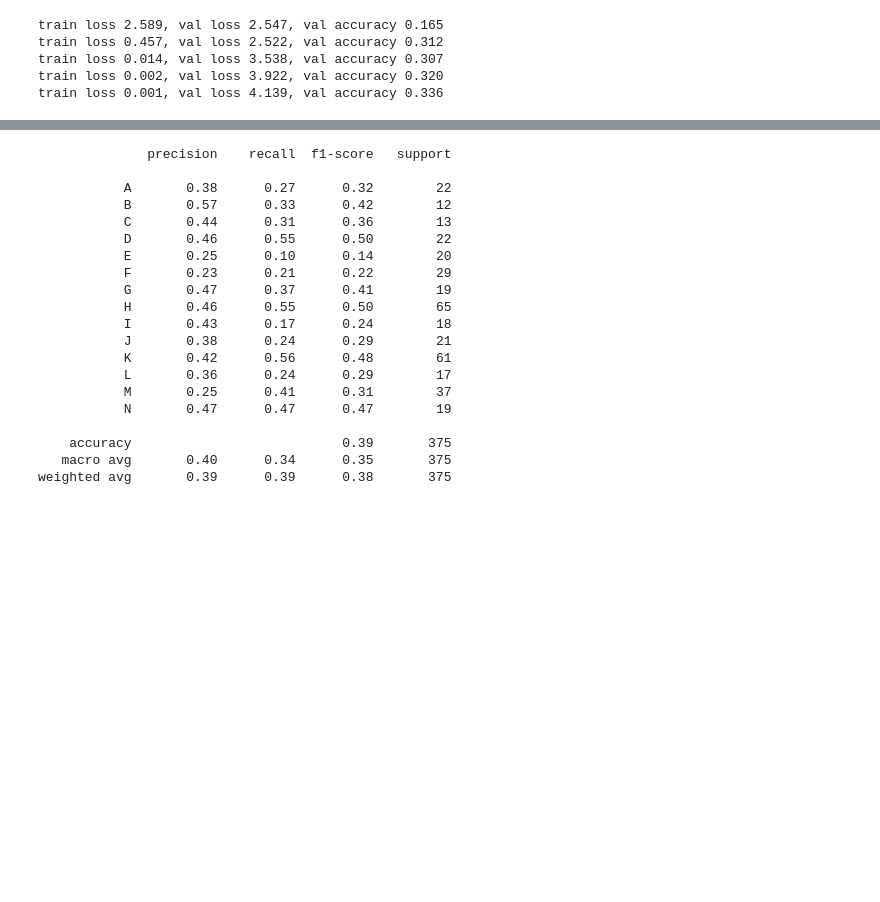
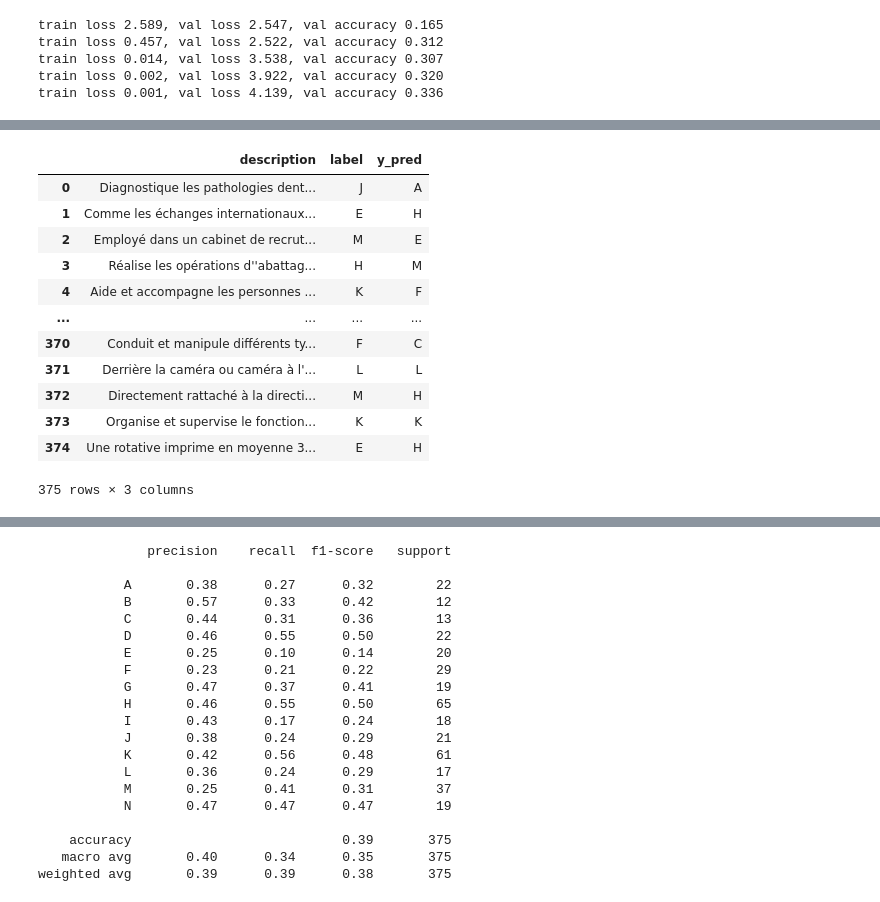
Before and after one commit to ARKEnsae/JobDomainPrediction_NLP, a Jupyter notebook: Prévision_catégorie_métier_ROME.ipynb, the cells around one changed output, grey strips where cells are left out. Cells and saved outputs as stored; diff of their text form; code cells hidden in the pictures; blank space fills up the shorter version.

```diff
--- a/Prévision_catégorie_métier_ROME.ipynb
+++ b/Prévision_catégorie_métier_ROME.ipynb
@@ -843,18 +846,19 @@ data_lstm.groupby(['major_code', 'label', 'data_type']).count()
 ## - the label of the sentence
 ## - the number of words in the sentence
 class DescriptionDataset(Dataset):
-    def __init__(self, X, Y):
+    def __init__(self, X, Y,Y_desc):
         self.X = X
         self.y = Y
+        self.desc = Y_desc
 
     def __len__(self):
         return len(self.y)
 
     def __getitem__(self, idx):
-        return torch.from_numpy(self.X[idx][0].astype(np.int32)), self.y[idx], self.X[idx][1]
+        return torch.from_numpy(self.X[idx][0].astype(np.int32)), self.y[idx], self.X[idx][1],self.desc[idx]
 # %%
-train_ds = DescriptionDataset(X_train, y_train)
-valid_ds = DescriptionDataset(X_valid, y_valid)
+train_ds = DescriptionDataset(X_train, y_train,y_train_desc)
+valid_ds = DescriptionDataset(X_valid, y_valid,y_valid_desc)
 # %%
 batch_size = 5000 # Essayer de comprendre ce paramètre, quand on réduit ça augmente le temps de calcul
 vocab_size = len(words)
@@ -1146,3 +1260,19 @@ def diagnostics(model, valid_dl):
+# %%
+matrix_pred(model_fixed, val_dl)
+# %% [output]
+|  | description | label | y_pred |
+| 0 | Diagnostique les pathologies dent... | J | A |
+| 1 | Comme les échanges internationaux... | E | H |
+| 2 | Employé dans un cabinet de recrut... | M | E |
+| 3 | Réalise les opérations d''abattag... | H | M |
+| 4 | Aide et accompagne les personnes ... | K | F |
+| ... | ... | ... | ... |
+| 370 | Conduit et manipule différents ty... | F | C |
+| 371 | Derrière la caméra ou caméra à l'... | L | L |
+| 372 | Directement rattaché à la directi... | M | H |
+| 373 | Organise et supervise le fonction... | K | K |
+| 374 | Une rotative imprime en moyenne 3... | E | H |
+375 rows × 3 columns
 # %%
 diagnostics(model_fixed, val_dl)
 # %% [output]
```
Also changed, not shown: parts of 24 cells of this notebook.
